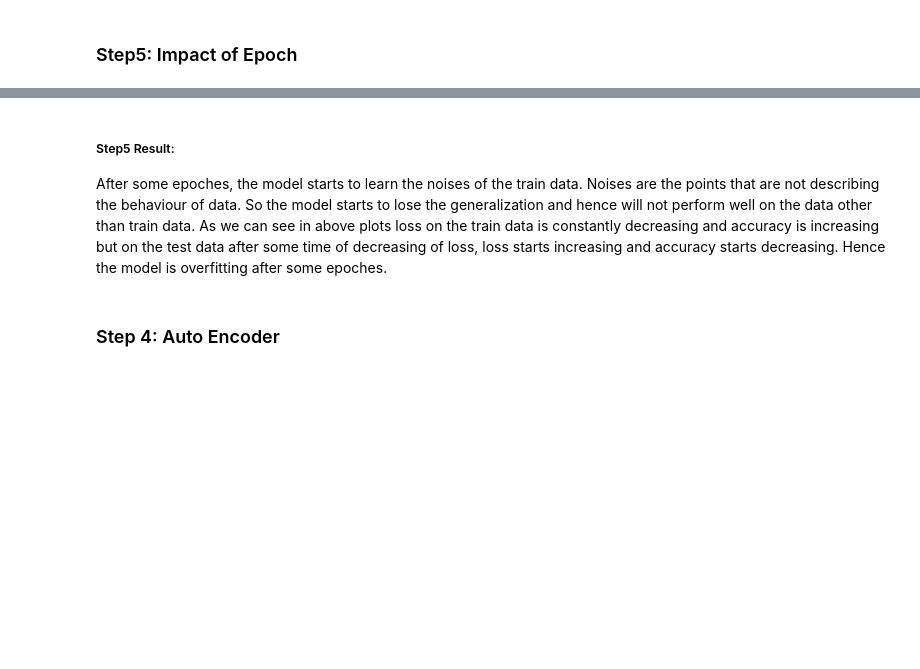
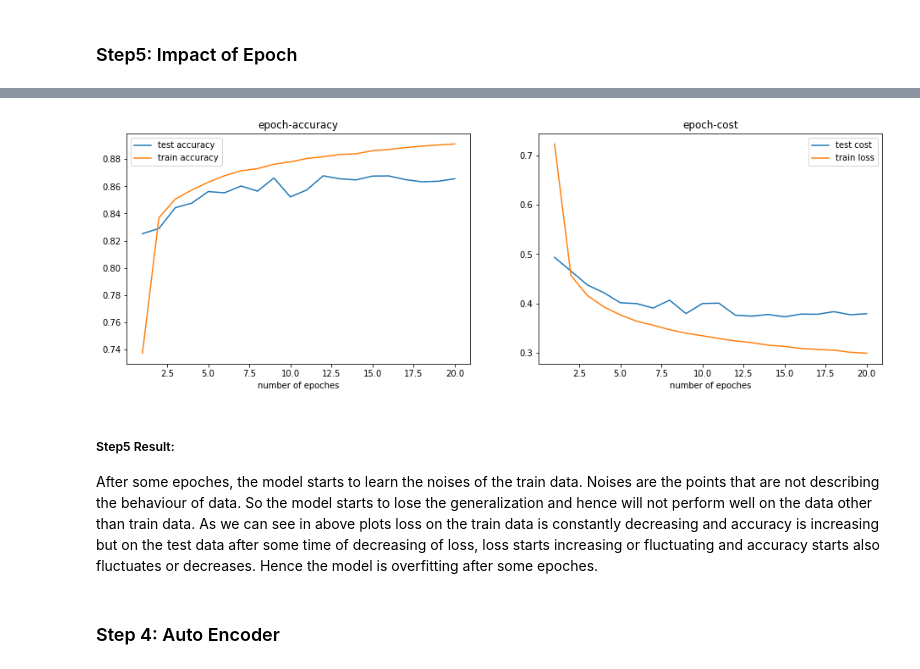
Before and after one commit to codamin/COVID19-Detection-From-XRay-Images, a Jupyter notebook: AI_CA5_TODO.ipynb, the cells around one changed output, grey strips where cells are left out. Saved outputs shown, nothing was run; the diff lists cells and outputs as text; code cells hidden in the pictures; blank space fills up the shorter version.

```diff
--- a/AI_CA5_TODO.ipynb
+++ b/AI_CA5_TODO.ipynb
@@ -888,4 +875,4 @@ In each epoch the parameters are updated once. So to update the parameters to fi
 # %%
-num_epoches = 50
-_, log = FitModel(lr=0.07, batch_size=70, activation=Relu(), init_method='he',
+num_epoches = 20
+_, log = FitModel(lr=0.07, batch_size=32, activation=Relu(), init_method='he',
                   weight_method='uniform', num_epoches=num_epoches);
@@ -892,28 +897,30 @@ _, log = FitModel(lr=0.07, batch_size=70, activation=Relu(), init_method='he',
 # %%
 epoches = np.arange(1, num_epoches+1)
 test_accs = log['test_accuracy']
 test_costs = log['test_loss']
 
 train_accs = log['train_accuracy']
 train_costs = log['train_loss']
 
 fig, ax = plt.subplots(1,2, figsize=(16,5))
 ax1, ax2 = ax
 
 ax1.plot(epoches, test_accs, label='test accuracy')
 ax1.plot(epoches, train_accs, label='train accuracy')
 ax1.set_title('epoch-accuracy')
-ax2.set_xlabel('number of epoches')
+ax1.set_xlabel('number of epoches')
 ax1.legend();
 
 ax2.plot(epoches, test_costs, label='test cost')
 ax2.plot(epoches, train_costs, label='train loss')
 ax2.set_title('epoch-cost')
 ax2.set_xlabel('number of epoches')
 ax2.legend();
+# %% [output]
+[figure, added]
 # %% [markdown]
 ##### Step5 Result:
-After some epoches, the model starts to learn the noises of the train data. Noises are the points that are not describing the behaviour of data. So the model starts to lose the generalization and hence will not perform well on the data other than train data. As we can see in above plots loss on the train data is constantly decreasing and accuracy is increasing but on the test data after some time of decreasing of loss, loss starts increasing and accuracy starts decreasing. Hence the model is overfitting after some epoches.
+After some epoches, the model starts to learn the noises of the train data. Noises are the points that are not describing the behaviour of data. So the model starts to lose the generalization and hence will not perform well on the data other than train data. As we can see in above plots loss on the train data is constantly decreasing and accuracy is increasing but on the test data after some time of decreasing of loss, loss starts increasing or fluctuating and accuracy starts also fluctuates or decreases. Hence the model is overfitting after some epoches.
 # %% [markdown]
 ### Step 4: Auto Encoder
 # %%
```
Also changed, not shown: parts of 24 cells of this notebook, 4 other files.
